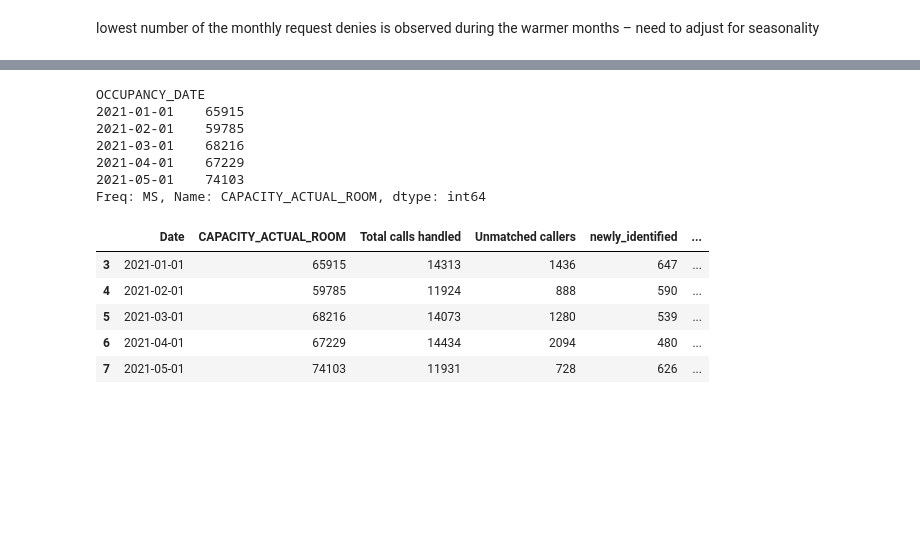
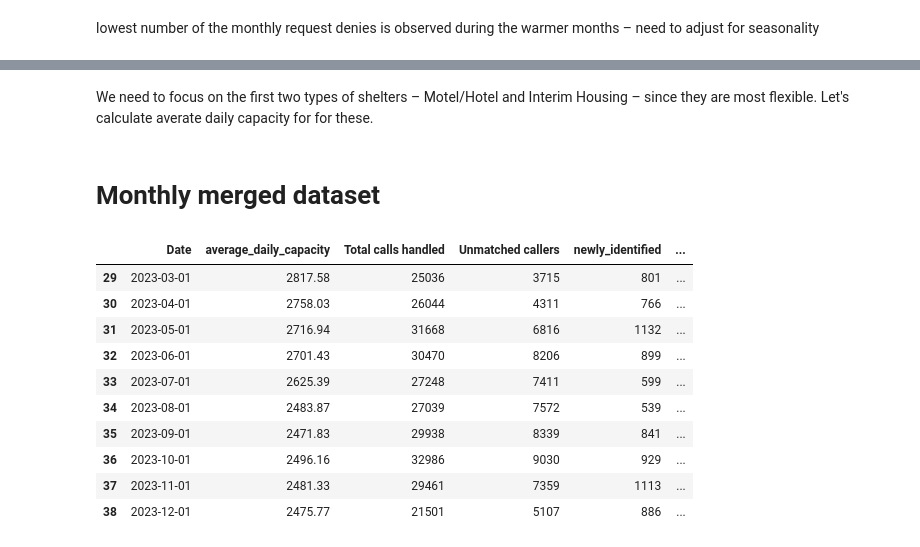
Before and after one commit to pendovka/Toronto-Shelter-Traffic, a Jupyter notebook: project.ipynb, the cells around one changed output, grey strips where cells are left out. Cells and saved outputs as stored; diff of their text form; code cells hidden in the pictures; blank space fills up the shorter version.

```diff
--- a/project.ipynb
+++ b/project.ipynb
@@ -292,34 +263,36 @@ Isolation/Recovery Site: Dedicated isolation and recovery programs with medical
+# %% [markdown]
+We need to focus on the first two types of shelters – Motel/Hotel and Interim Housing – since they are most flexible. Let's calculate averate daily capacity for for these.
 # %%
 concatenated_occupancy = concatenated_occupancy[concatenated_occupancy['OVERNIGHT_SERVICE_TYPE'].isin(['Motel/Hotel Shelter', 'Interim Housing'])]
-concatenated_occupancy = concatenated_occupancy.rename(columns={'OCCUPANCY_DATE': 'Date'})
 
-concatenated_occupancy['CAPACITY_ACTUAL_ROOM'] = concatenated_occupancy['CAPACITY_ACTUAL_ROOM'].fillna(0)
-concatenated_occupancy['CAPACITY_ACTUAL_ROOM'] = concatenated_occupancy['CAPACITY_ACTUAL_ROOM'].astype(int)
+concatenated_occupancy['CAPACITY_ACTUAL_ROOM'] = concatenated_occupancy['CAPACITY_ACTUAL_ROOM'].fillna(0).astype(int)
+concatenated_occupancy['CAPACITY_ACTUAL_BED'] = concatenated_occupancy['CAPACITY_ACTUAL_BED'].fillna(0).astype(int)
 
-monthly_sums = concatenated_occupancy['CAPACITY_ACTUAL_ROOM'].resample('MS').sum().round(0)
+concatenated_occupancy['capacity'] = concatenated_occupancy['CAPACITY_ACTUAL_ROOM'] + concatenated_occupancy['CAPACITY_ACTUAL_BED']
 
-monthly_sums.head()
+x = concatenated_occupancy.groupby('OCCUPANCY_DATE')['capacity'].sum()
+
+average_daily_capacity = x.resample('MS').mean().rename('average_daily_capacity').round(2)
+average_daily_capacity = average_daily_capacity.to_frame()
-# %% [output]
-OCCUPANCY_DATE
-2021-01-01    65915
-2021-02-01    59785
-2021-03-01    68216
-2021-04-01    67229
-2021-05-01    74103
-Freq: MS, Name: CAPACITY_ACTUAL_ROOM, dtype: int64
+# %% [markdown]
+# Monthly merged dataset
 # %%
-merged_calls_occupancy_flow_monthly = pd.merge(monthly_sums, merged_calls_flow_monthly, left_index=True, right_on='Date', how='inner')
+merged_calls_occupancy_flow_monthly = pd.merge(average_daily_capacity, merged_calls_flow_monthly, left_index=True, right_on='Date', how='inner')
 
 date_column = merged_calls_occupancy_flow_monthly['Date']
 merged_calls_occupancy_flow_monthly.drop(columns=['Date'], inplace=True)
 merged_calls_occupancy_flow_monthly.insert(0, 'Date', date_column)
 
-
-merged_calls_occupancy_flow_monthly.head()
+merged_calls_occupancy_flow_monthly.tail(10)
 # %% [output]
-|  | Date | CAPACITY_ACTUAL_ROOM | Total calls handled | Unmatched callers | newly_identified | ... |
-| 3 | 2021-01-01 | 65915 | 14313 | 1436 | 647 | ... |
-| 4 | 2021-02-01 | 59785 | 11924 | 888 | 590 | ... |
-| 5 | 2021-03-01 | 68216 | 14073 | 1280 | 539 | ... |
-| 6 | 2021-04-01 | 67229 | 14434 | 2094 | 480 | ... |
-| 7 | 2021-05-01 | 74103 | 11931 | 728 | 626 | ... |
+|  | Date | average_daily_capacity | Total calls handled | Unmatched callers | newly_identified | ... |
+| 29 | 2023-03-01 | 2817.58 | 25036 | 3715 | 801 | ... |
+| 30 | 2023-04-01 | 2758.03 | 26044 | 4311 | 766 | ... |
+| 31 | 2023-05-01 | 2716.94 | 31668 | 6816 | 1132 | ... |
+| 32 | 2023-06-01 | 2701.43 | 30470 | 8206 | 899 | ... |
+| 33 | 2023-07-01 | 2625.39 | 27248 | 7411 | 599 | ... |
+| 34 | 2023-08-01 | 2483.87 | 27039 | 7572 | 539 | ... |
+| 35 | 2023-09-01 | 2471.83 | 29938 | 8339 | 841 | ... |
+| 36 | 2023-10-01 | 2496.16 | 32986 | 9030 | 929 | ... |
+| 37 | 2023-11-01 | 2481.33 | 29461 | 7359 | 1113 | ... |
+| 38 | 2023-12-01 | 2475.77 | 21501 | 5107 | 886 | ... |
```
Also changed, not shown: parts of 11 cells of this notebook.
